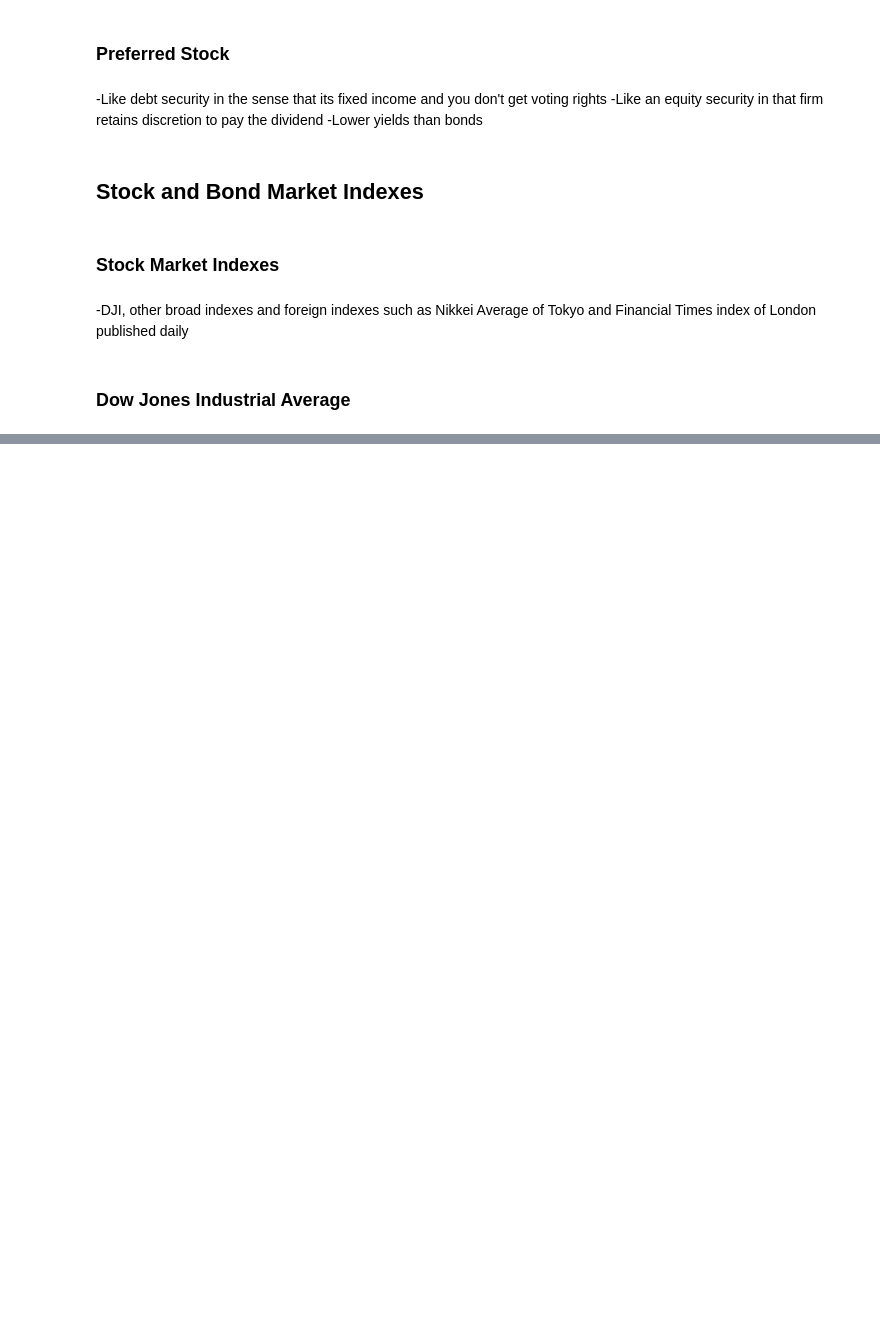
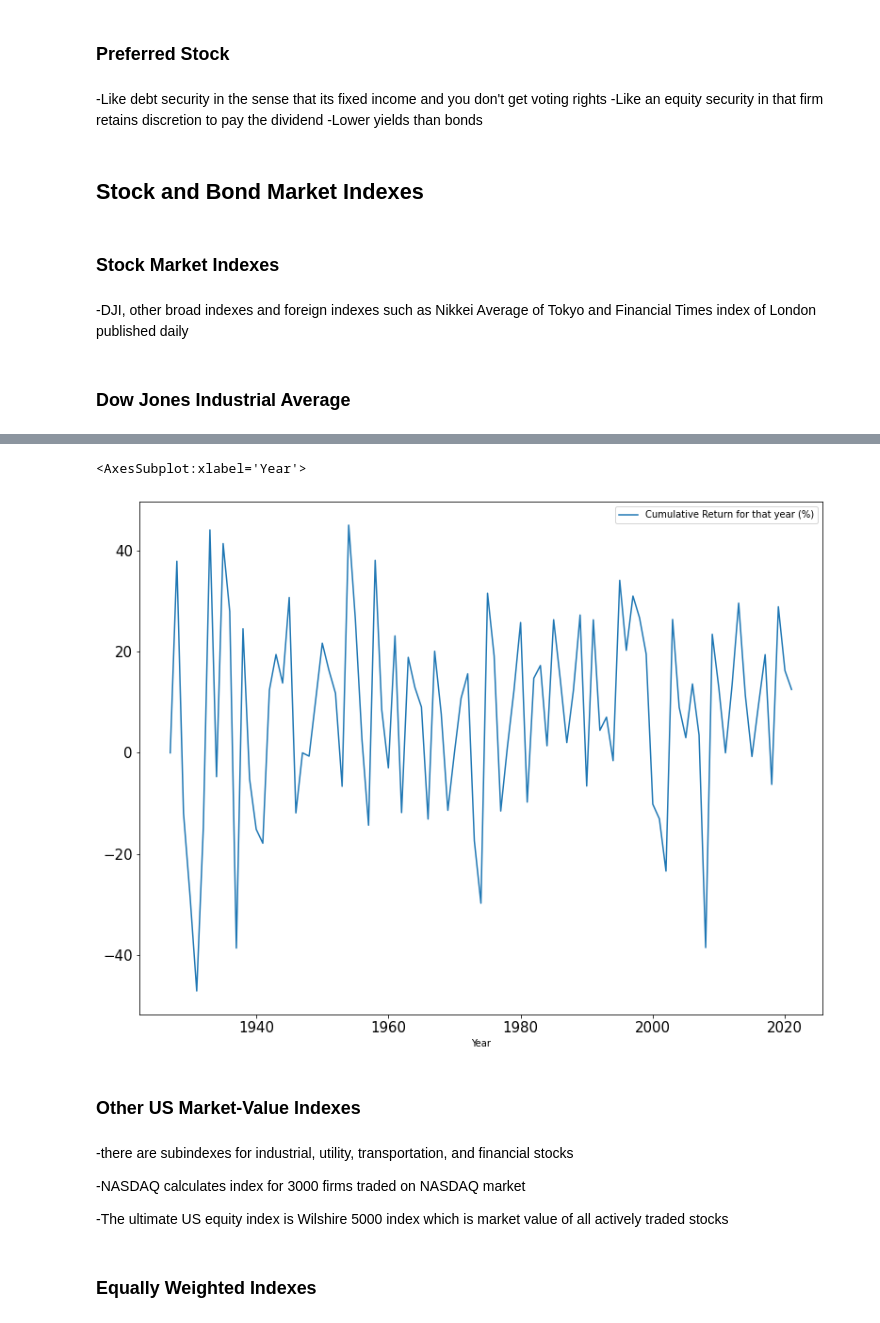
Before and after one commit to eddietaylor/securities-analysis, a Jupyter notebook: notebooks/playgrounds/notes/investments_notes.ipynb, the cells around one changed output, grey strips where cells are left out. Drawn from its saved outputs; the diff is of its cells as text; code cells hidden in the pictures; blank space fills up the shorter version.

```diff
--- a/notebooks/playgrounds/notes/investments_notes.ipynb
+++ b/notebooks/playgrounds/notes/investments_notes.ipynb
@@ -372,0 +441,21 @@ where
+# %%
+# referring to the equation above, translate into code
+yearly_sp500_returns = pd.DataFrame(data = ((np.exp(np.log(1 + sp500_hist['Close'].pct_change()).resample('Y').sum()) - 1)*100).round(2))
+yearly_sp500_returns.index = yearly_sp500_returns.index.year
+yearly_sp500_returns.index.rename('Year', inplace = True)
+yearly_sp500_returns.rename(columns = {'Close':'Cumulative Return for that year (%)'}, inplace = True)
+yearly_sp500_returns.plot(figsize=(13,10), fontsize = 15)
+# See https://en.wikipedia.org/wiki/S%26P_500 for validation of below numbers (they are correct)
+# %% [output]
+<AxesSubplot:xlabel='Year'>
+[figure, added]
+# %% [markdown]
+### Other US Market-Value Indexes
+# %% [markdown]
+-there are subindexes for industrial, utility, transportation, and financial stocks
+
+-NASDAQ calculates index for 3000 firms traded on NASDAQ market
+
+-The ultimate US equity index is Wilshire 5000 index which is market value of all actively traded stocks
+# %% [markdown]
+### Equally Weighted Indexes
```
Also changed, not shown: parts of 17 cells of this notebook.
